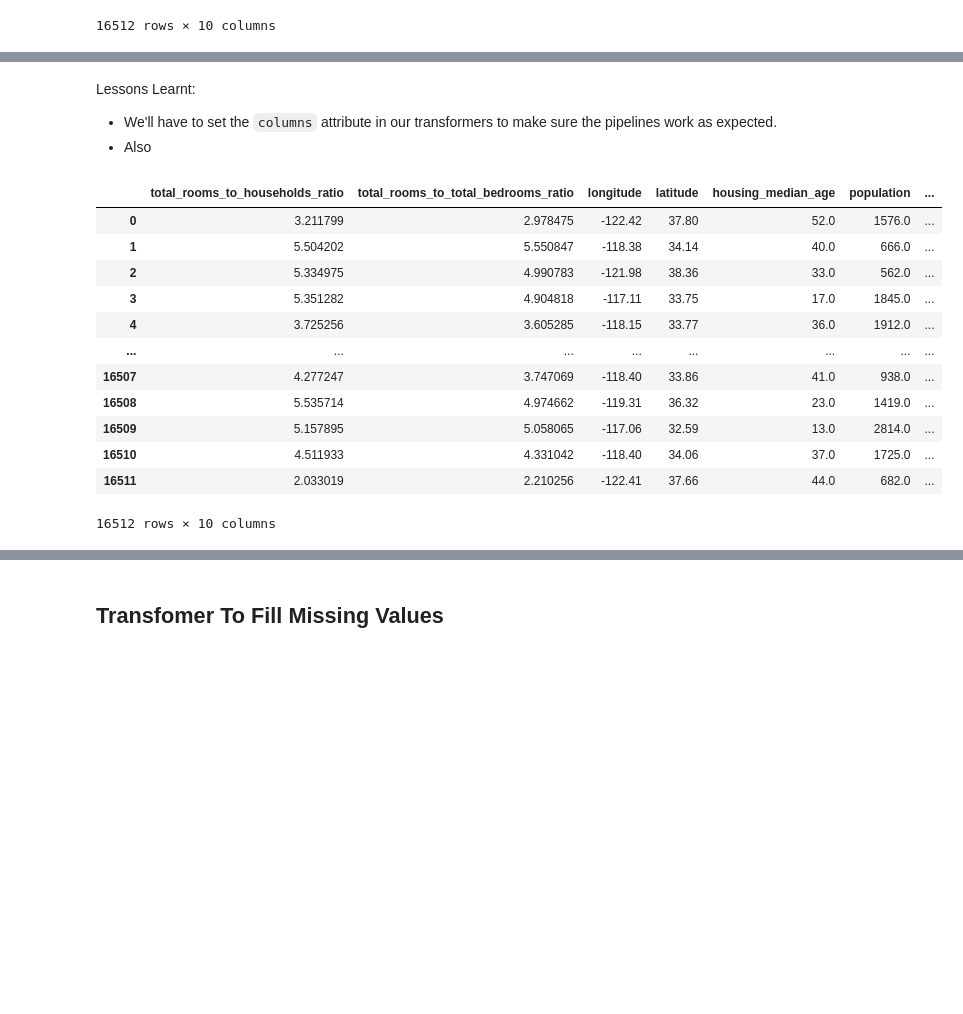
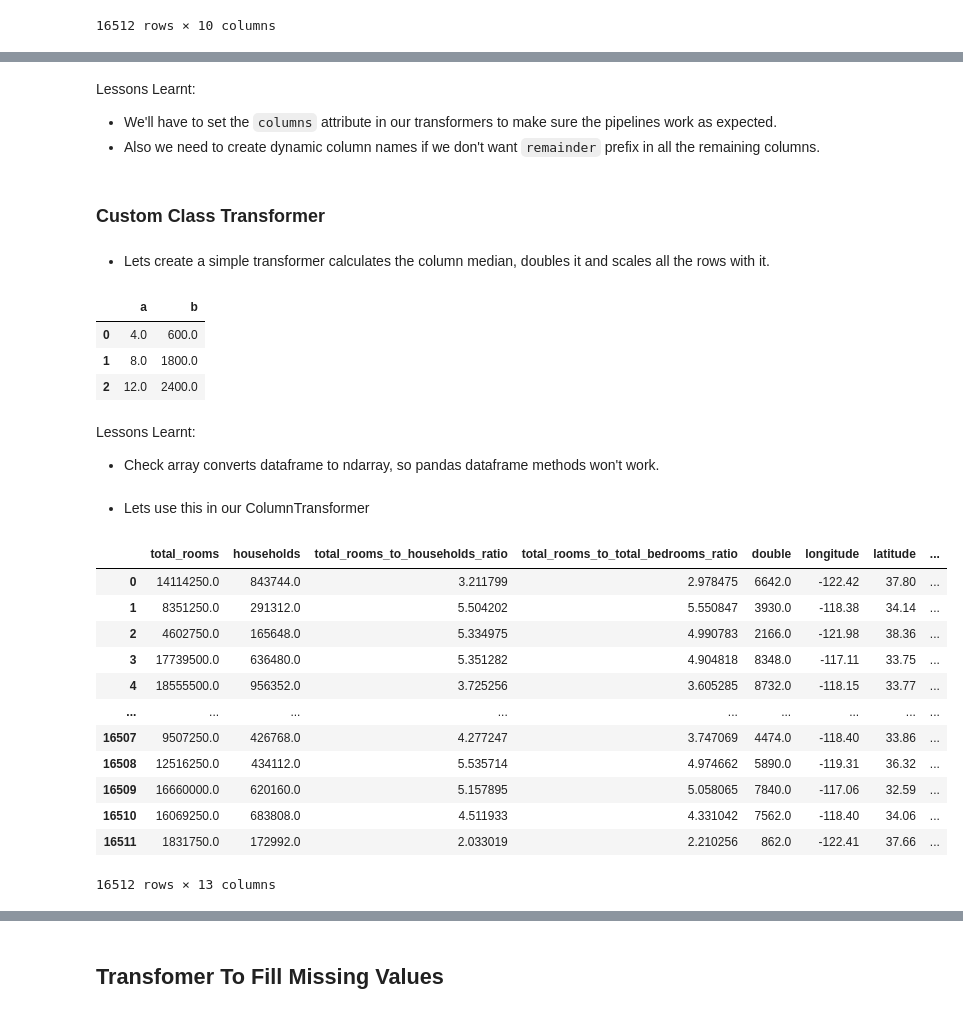
Before and after one commit to gaurangdave/house_price_predictions, a Jupyter notebook: notebooks/02_transform_data.ipynb, the cells around one changed output, grey strips where cells are left out. Cells and saved outputs as stored; diff of their text form; code cells hidden in the pictures; blank space fills up the shorter version.

Commit message:
finally got clear understanding of transformers, pipelines and column transformers. need to split them into different notebooks for clarity

```diff
--- a/notebooks/02_transform_data.ipynb
+++ b/notebooks/02_transform_data.ipynb
@@ -166,21 +168,8 @@ transformed_data = pd.DataFrame(temp_transformer_2.fit_transform(df_features), c
 # %% [markdown]
 Lessons Learnt:
 * We'll have to set the `columns` attribute in our transformers to make sure the pipelines work as expected.
-* Also
+* Also we need to create dynamic column names if we don't want `remainder` prefix in all the remaining columns.
-# %%
-## checking what would `fit` method return on the `FunctionTransformer` pipeline
-transformed_data
-# %% [output]
-|  | total_rooms_to_households_ratio | total_rooms_to_total_bedrooms_ratio | longitude | latitude | housing_median_age | population | ... |
-| 0 | 3.211799 | 2.978475 | -122.42 | 37.80 | 52.0 | 1576.0 | ... |
-| 1 | 5.504202 | 5.550847 | -118.38 | 34.14 | 40.0 | 666.0 | ... |
-| 2 | 5.334975 | 4.990783 | -121.98 | 38.36 | 33.0 | 562.0 | ... |
-| 3 | 5.351282 | 4.904818 | -117.11 | 33.75 | 17.0 | 1845.0 | ... |
-| 4 | 3.725256 | 3.605285 | -118.15 | 33.77 | 36.0 | 1912.0 | ... |
-| ... | ... | ... | ... | ... | ... | ... | ... |
-| 16507 | 4.277247 | 3.747069 | -118.40 | 33.86 | 41.0 | 938.0 | ... |
-| 16508 | 5.535714 | 4.974662 | -119.31 | 36.32 | 23.0 | 1419.0 | ... |
-| 16509 | 5.157895 | 5.058065 | -117.06 | 32.59 | 13.0 | 2814.0 | ... |
-| 16510 | 4.511933 | 4.331042 | -118.40 | 34.06 | 37.0 | 1725.0 | ... |
-| 16511 | 2.033019 | 2.210256 | -122.41 | 37.66 | 44.0 | 682.0 | ... |
-16512 rows × 10 columns
+# %% [markdown]
+### Custom Class Transformer
+# %% [markdown]
+* Lets create a simple transformer calculates the column median, doubles it and scales all the rows with it.
@@ -186,0 +212,44 @@ transformed_data
+# %%
+## using the transformer as it is
+df = pd.DataFrame({'a': [1, 2, 3], 'b': [10, 30, 40]})
+smi = SimpleMedianScaler()
+smi_data = smi.fit_transform(df)
+smi_data
+# %% [output]
+|  | a | b |
+| 0 | 4.0 | 600.0 |
+| 1 | 8.0 | 1800.0 |
+| 2 | 12.0 | 2400.0 |
+# %% [markdown]
+Lessons Learnt:
+* Check array converts dataframe to ndarray, so pandas dataframe methods won't work.
+# %% [markdown]
+* Lets use this in our ColumnTransformer
+# %%
+## creating a column transfomer
+temp_transformer_3 = ColumnTransformer([
+    ("simple_median_imputer", SimpleMedianScaler(), ["total_rooms","households"]),
+    ("room_to_house", my_transformer, ["total_rooms", "households"]),
+    ("room_to_bedroom", my_transformer, ["total_rooms", "total_bedrooms"]),
+    ("hello_again", my_another_transformer, ["total_rooms","total_bedrooms"]),
+    # ("simple_median_imputer", SimpleMedianScaler(), ["total_rooms","households"])
+], remainder="passthrough", verbose_feature_names_out=False)
+
+## set output to pandas if we want output to be a pandas dataframe.
+temp_transformer_3.set_output(transform="pandas")
+## fit transform to df_features
+temp_transformer_3.fit_transform(df_features)
+# %% [output]
+|  | total_rooms | households | total_rooms_to_households_ratio | total_rooms_to_total_bedrooms_ratio | double | longitude | latitude | ... |
+| 0 | 14114250.0 | 843744.0 | 3.211799 | 2.978475 | 6642.0 | -122.42 | 37.80 | ... |
+| 1 | 8351250.0 | 291312.0 | 5.504202 | 5.550847 | 3930.0 | -118.38 | 34.14 | ... |
+| 2 | 4602750.0 | 165648.0 | 5.334975 | 4.990783 | 2166.0 | -121.98 | 38.36 | ... |
+| 3 | 17739500.0 | 636480.0 | 5.351282 | 4.904818 | 8348.0 | -117.11 | 33.75 | ... |
+| 4 | 18555500.0 | 956352.0 | 3.725256 | 3.605285 | 8732.0 | -118.15 | 33.77 | ... |
+| ... | ... | ... | ... | ... | ... | ... | ... | ... |
+| 16507 | 9507250.0 | 426768.0 | 4.277247 | 3.747069 | 4474.0 | -118.40 | 33.86 | ... |
+| 16508 | 12516250.0 | 434112.0 | 5.535714 | 4.974662 | 5890.0 | -119.31 | 36.32 | ... |
+| 16509 | 16660000.0 | 620160.0 | 5.157895 | 5.058065 | 7840.0 | -117.06 | 32.59 | ... |
+| 16510 | 16069250.0 | 683808.0 | 4.511933 | 4.331042 | 7562.0 | -118.40 | 34.06 | ... |
+| 16511 | 1831750.0 | 172992.0 | 2.033019 | 2.210256 | 862.0 | -122.41 | 37.66 | ... |
+16512 rows × 13 columns
```
Also changed, not shown: parts of 11 cells of this notebook.
